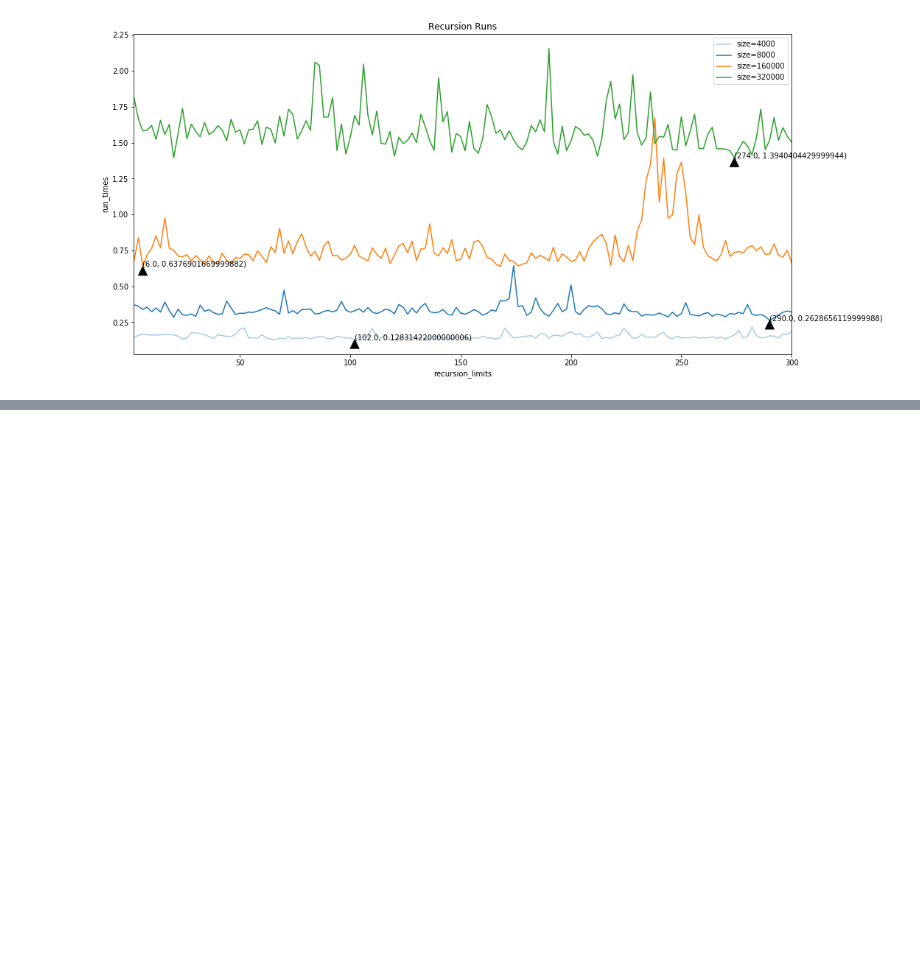
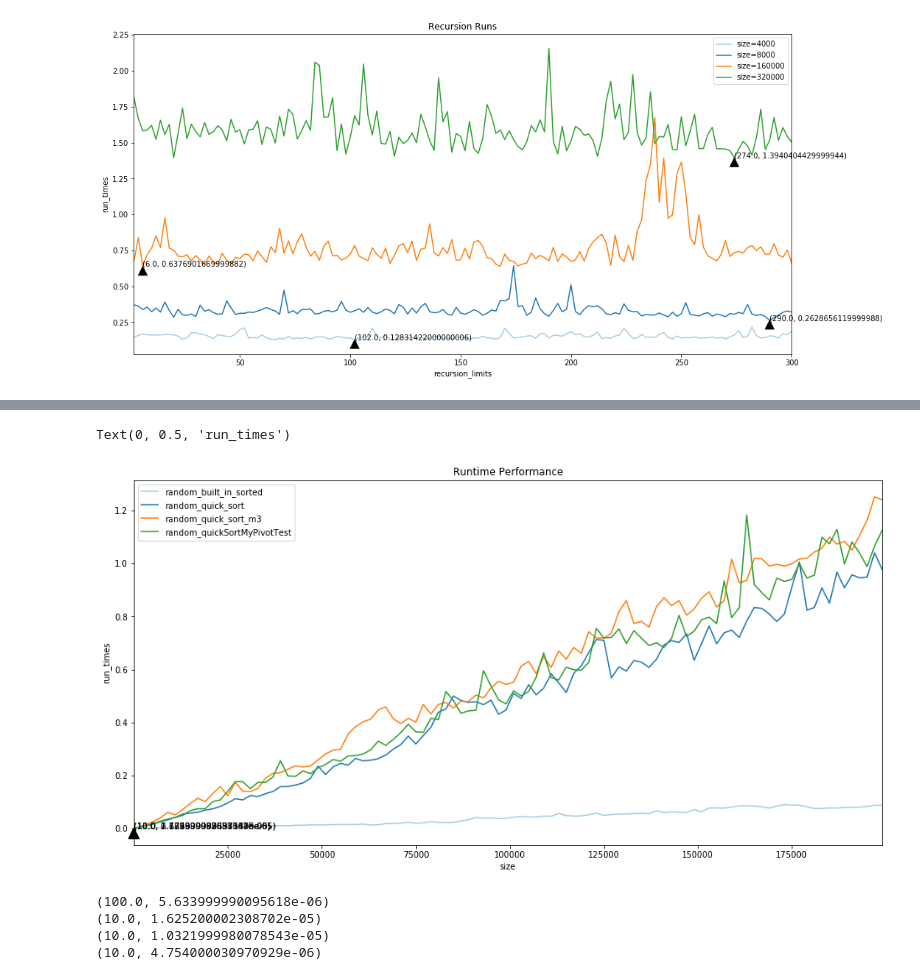
Before and after one commit to schairez/CS3C_Assignment9_data, a Jupyter notebook: runtimes.ipynb, the cells around one changed output, grey strips where cells are left out. Saved outputs shown, nothing was run; the diff lists cells and outputs as text; code cells hidden in the pictures; blank space fills up the shorter version.

```diff
--- a/runtimes.ipynb
+++ b/runtimes.ipynb
@@ -65,3 +65,23 @@ plt.ylabel('run_times')
 # %% [output]
 Text(0, 0.5, 'run_times')
 [figure]
+# %%
+
+
+headers = ["size", "run_time"]
+
+df1_random = pd.read_csv("random_built_in_sorted_fn.csv", names=headers)
+df2_random = pd.read_csv("random_quick_sort.csv", names=headers)
+df3_random = pd.read_csv("random_quick_sort_m3.csv", names=headers)
+df4_random= pd.read_csv("random_quickSortMyPivotTest.csv", names=headers)
+
+min_val_loc_df1_random = tuple(df1_random.loc[df1_random['run_time'].idxmin()])
+min_val_loc_df2_random = tuple(df2_random.loc[df2_random['run_time'].idxmin()])
+min_val_loc_df3_random = tuple(df3_random.loc[df3_random['run_time'].idxmin()])
+min_val_loc_df4_random = tuple(df4_random.loc[df4_random['run_time'].idxmin()])
+print(min_val_loc_df1_random)
+print(min_val_loc_df2_random)
+print(min_val_loc_df3_random)
+print(min_val_loc_df4_random)
+
+df1_random.head(15)
@@ -67,0 +109,41 @@ Text(0, 0.5, 'run_times')
+# %%
+ax1 = df1_random.plot(title='Runtime Performance', x='size', y='run_time', label='random_built_in_sorted',colormap='Paired')
+
+ax1.annotate(str(min_val_loc_df1_random),min_val_loc_df1_random,arrowprops=dict(facecolor='black', shrink=0.01))
+
+df2_random.plot(ax=ax1,x='size', y='run_time',label='random_quick_sort')
+ax1.annotate(str(min_val_loc_df2_random),min_val_loc_df2_random,arrowprops=dict(facecolor='black', shrink=0.01))
+
+df3_random.plot(ax=ax1,x='size', y='run_time',label='random_quick_sort_m3')
+ax1.annotate(str(min_val_loc_df3_random),min_val_loc_df3_random,arrowprops=dict(facecolor='black', shrink=0.01))
+
+
+df4_random.plot(ax=ax1,x='size', y='run_time',label='random_quickSortMyPivotTest')
+ax1.annotate(str(min_val_loc_df4_random),min_val_loc_df4_random,arrowprops=dict(facecolor='black', shrink=0.01))
+plt.xlabel('size')
+plt.ylabel('run_times')
+# plt.show()
+# %% [output]
+Text(0, 0.5, 'run_times')
+[figure, added]
+# %%
+headers = ["size", "run_time"]
+
+df1_sorted = pd.read_csv("sorted_built_in_sorted_fn.csv", names=headers)
+df2_sorted = pd.read_csv("sorted_quick_sort.csv", names=headers)
+df3_sorted = pd.read_csv("sorted_quick_sort_m3.csv", names=headers)
+df4_sorted = pd.read_csv("sorted_quickSortMyPivotTest.csv", names=headers)
+
+min_val_loc_df1_sorted = tuple(df1_sorted.loc[df1_sorted['run_time'].idxmin()])
+min_val_loc_df2_sorted = tuple(df2_sorted.loc[df2_sorted['run_time'].idxmin()])
+min_val_loc_df3_sorted = tuple(df3_sorted.loc[df3_random['run_time'].idxmin()])
+min_val_loc_df4_sorted = tuple(df4_sorted.loc[df4_sorted['run_time'].idxmin()])
+print(min_val_loc_df1_sorted)
+print(min_val_loc_df2_sorted)
+print(min_val_loc_df3_sorted)
+print(min_val_loc_df4_sorted)
+# %% [output]
+(100.0, 5.633999990095618e-06)
+(10.0, 1.625200002308702e-05)
+(10.0, 1.0321999980078543e-05)
+(10.0, 4.754000030970929e-06)
```
Also changed, not shown: parts of 2 cells of this notebook.
